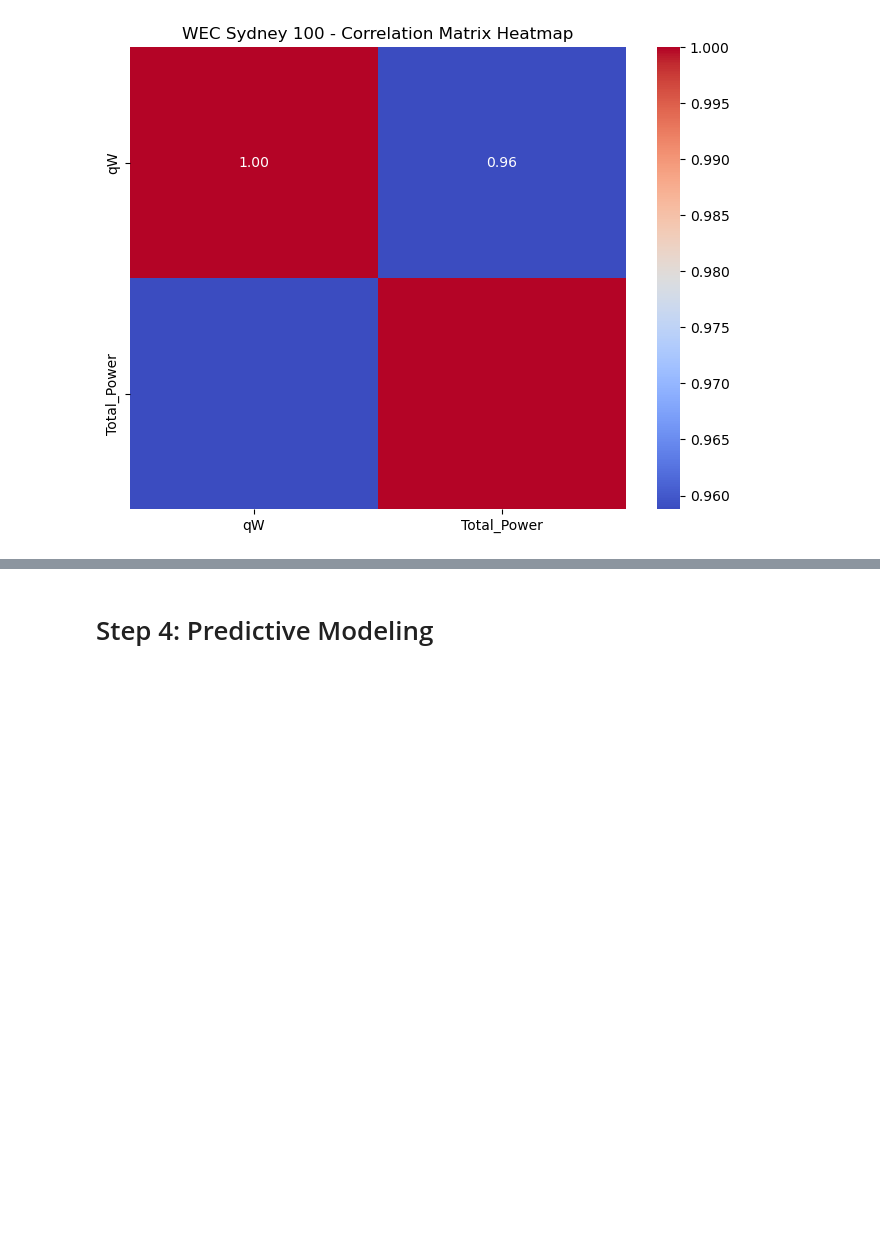
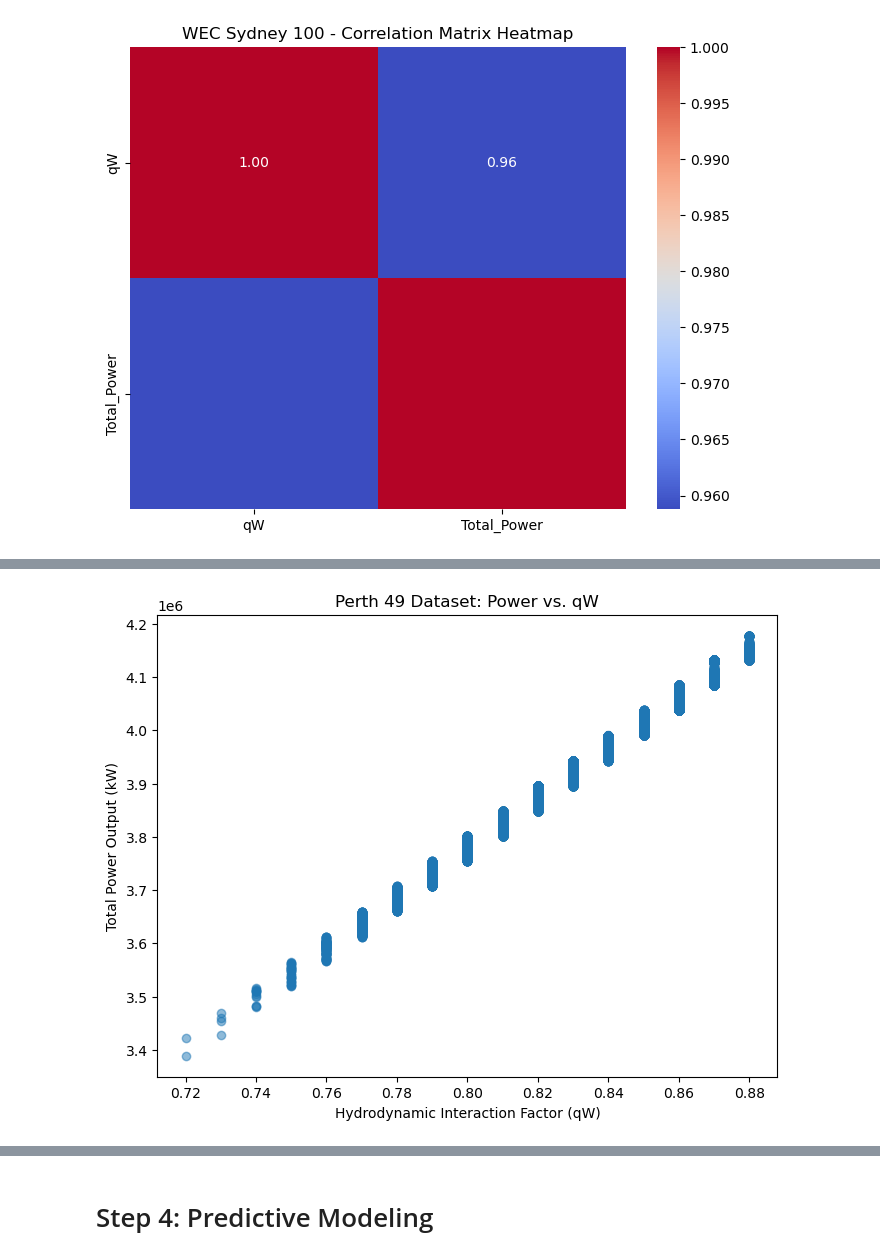
Before and after one commit to Kevinobote/WEC, a Jupyter notebook: WEC.ipynb, the cells around one changed output, grey strips where cells are left out. Cells and saved outputs as stored; diff of their text form; code cells hidden in the pictures; blank space fills up the shorter version.

```diff
--- a/WEC.ipynb
+++ b/WEC.ipynb
@@ -726,3 +781,16 @@ The high correlation of `qw` with `Total_Power` across all datasets underscores
 While coordinates themselves might not always be the primary focus in high-level analysis, they are integral to understanding the detailed dynamics of wave energy conversion. Accurate spatial data enables the optimization of WEC placement, enhances power output, and supports better design, operation, and maintenance strategies.
 
 In the context of your datasets, even if you're not delving deeply into spatial analysis, recognizing the significance of these coordinates can inform your approach to interpreting and predicting power output in wave energy farms.
+# %%
+# Scatter plot of Power vs. qW for each dataset
+def plot_scatter(df, title):
+    plt.figure(figsize=(8, 6))
+    plt.scatter(df['qW'], df['Total_Power'], alpha=0.5)
+    plt.xlabel('Hydrodynamic Interaction Factor (qW)')
+    plt.ylabel('Total Power Output (kW)')
+    plt.title(title)
+    plt.show()
+
+plot_scatter(perth_49, 'Perth 49 Dataset: Power vs. qW')
+# %% [output]
+[figure, added]
```
Also changed, not shown: parts of 24 cells of this notebook, 5 other files.
